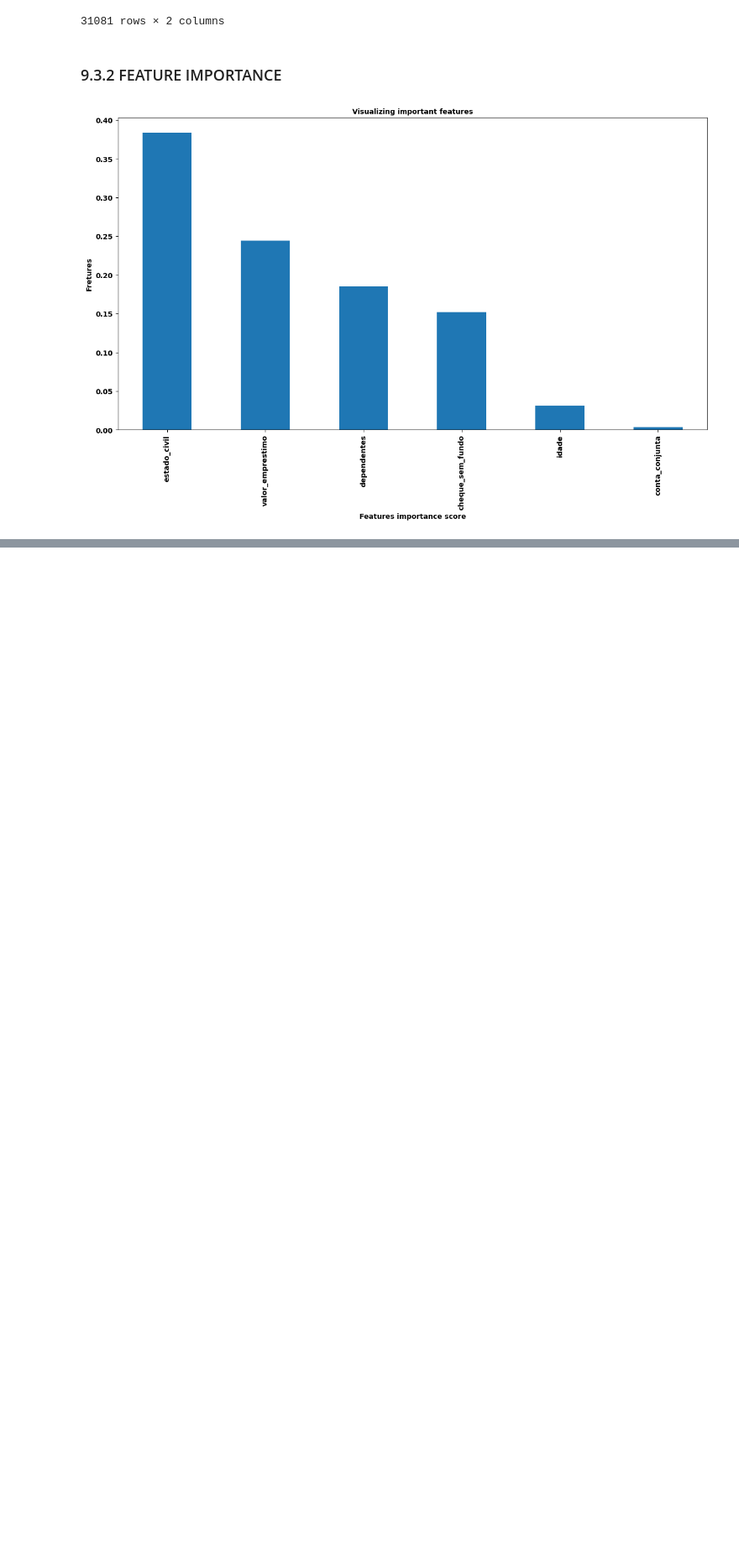
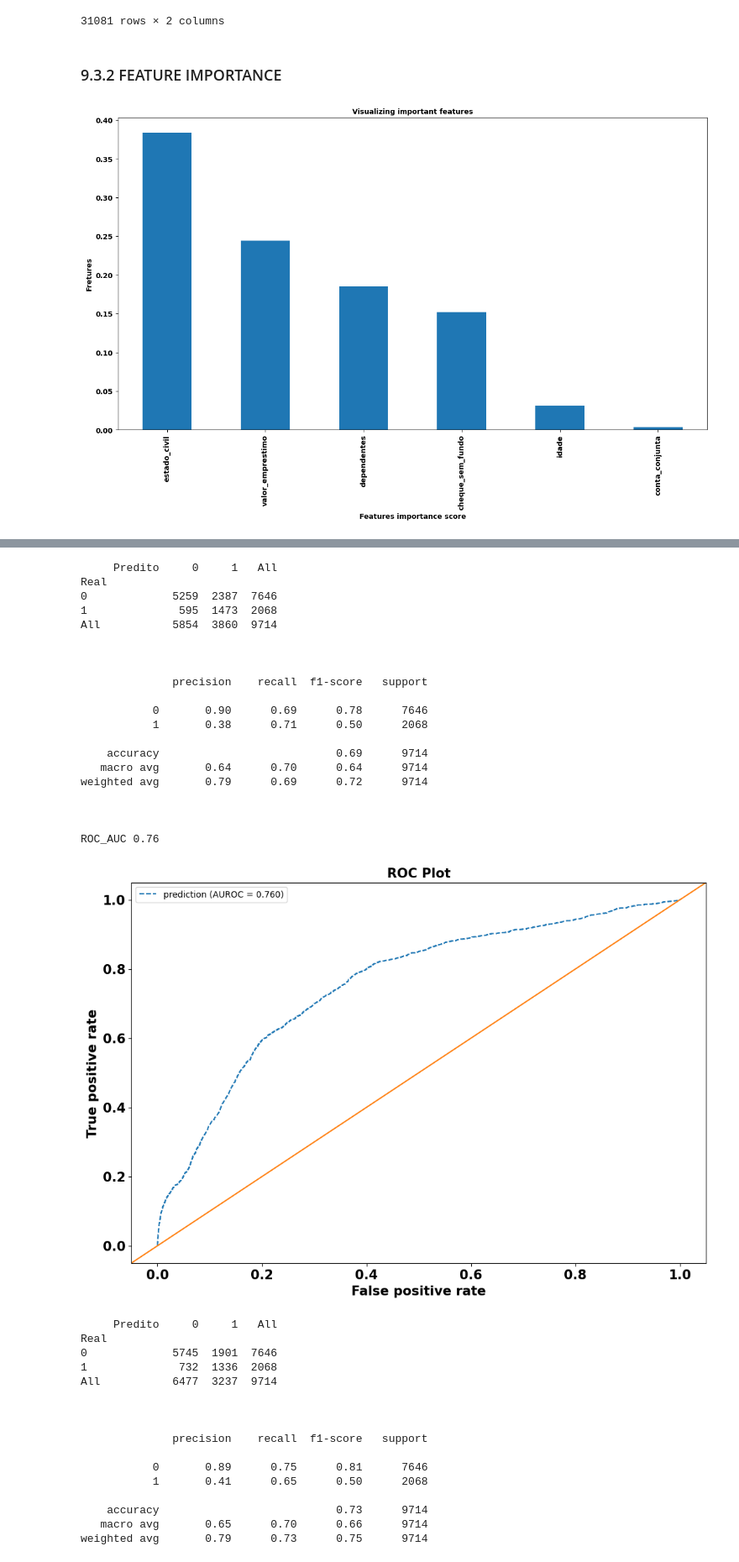
Before and after one commit to douglasaturnino/ml-shap, a Jupyter notebook: notebook/shap_model.ipynb, the cells around one changed output, grey strips where cells are left out. Shown at 84% size. Cells and saved outputs as stored; diff of their text form; code cells hidden in the pictures; blank space fills up the shorter version.

```diff
--- a/notebook/shap_model.ipynb
+++ b/notebook/shap_model.ipynb
@@ -1408,0 +1524,45 @@ plt.show()
+# %%
+test_set = pd.read_csv(config['data']['test_path'])
+test_set = test_set[df10_lr.columns]
+x_test = test_set.drop('pago', axis='columns')
+y_test = test_set['pago']
+# %%
+cm_roc_plot(search_lr.best_estimator_, x_test, y_test, th=0.55)
+# %% [output]
+     Predito     0     1   All
+Real
+0             5259  2387  7646
+1              595  1473  2068
+All           5854  3860  9714
+
+
+
+              precision    recall  f1-score   support
+
+           0       0.90      0.69      0.78      7646
+           1       0.38      0.71      0.50      2068
+
+    accuracy                           0.69      9714
+   macro avg       0.64      0.70      0.64      9714
+weighted avg       0.79      0.69      0.72      9714
+
+
+
+ROC_AUC 0.76
+[figure, added]
+     Predito     0     1   All
+Real
+0             5745  1901  7646
+1              732  1336  2068
+All           6477  3237  9714
+
+
+
+              precision    recall  f1-score   support
+
+           0       0.89      0.75      0.81      7646
+           1       0.41      0.65      0.50      2068
+
+    accuracy                           0.73      9714
+   macro avg       0.65      0.70      0.66      9714
+weighted avg       0.79      0.73      0.75      9714
```
Also changed, not shown: parts of 74 cells of this notebook.
